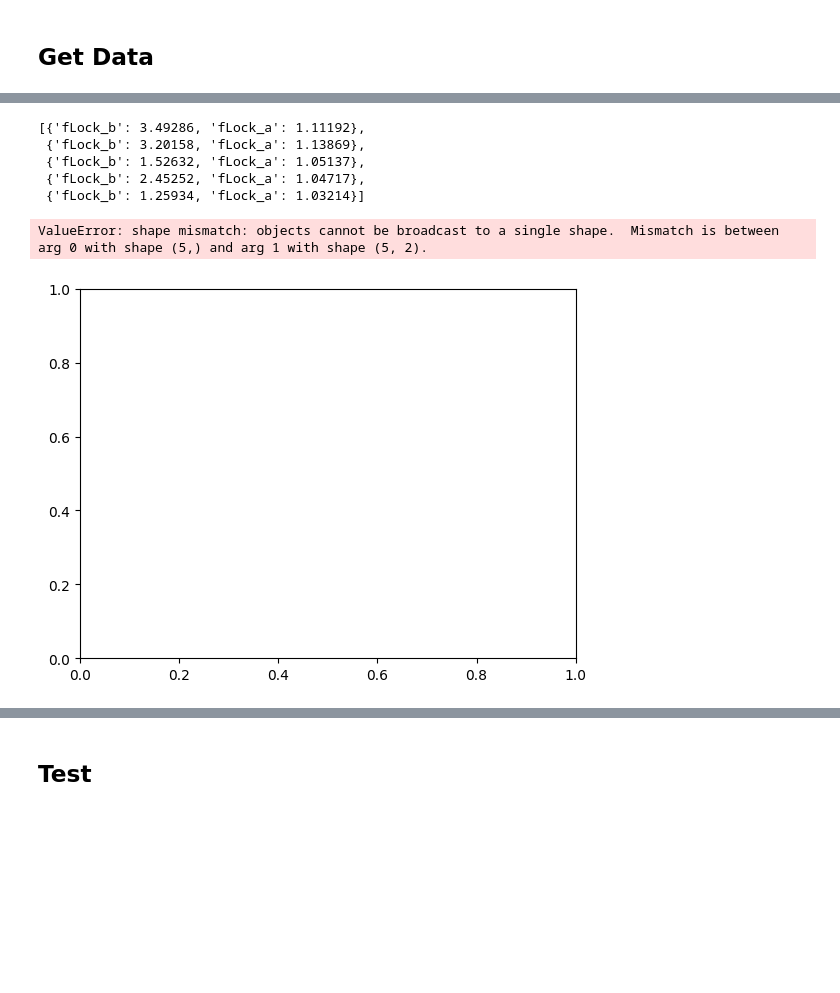
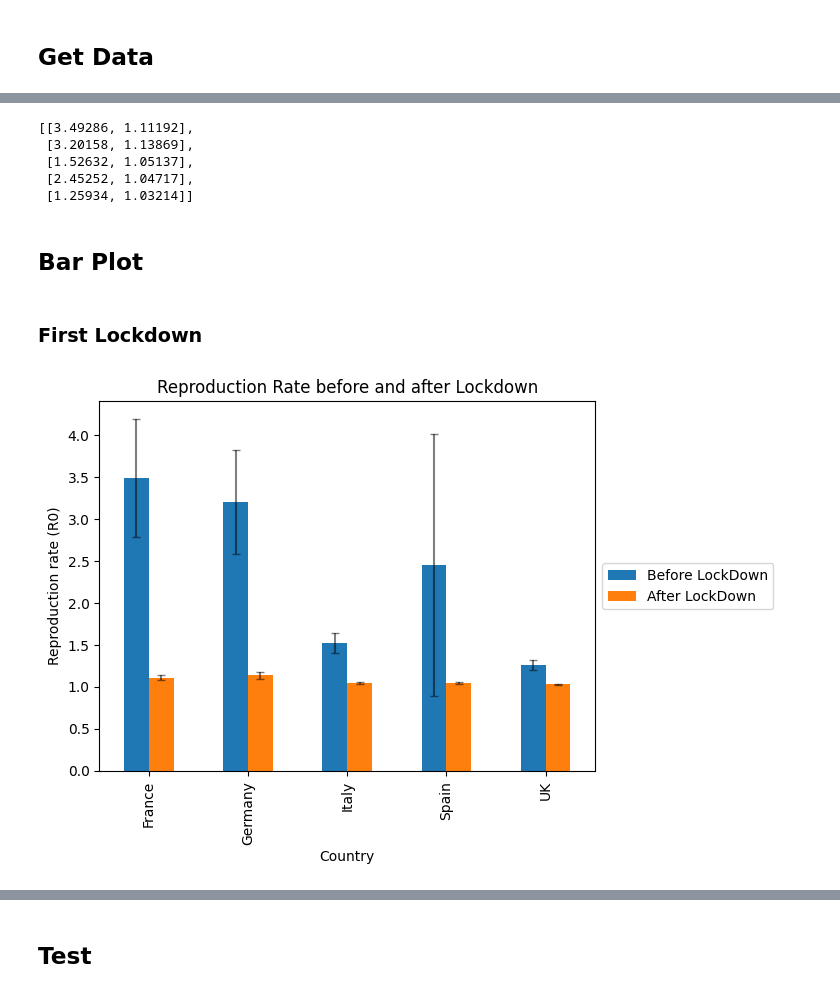
Before and after one commit to zenodea/MCMC_parameter_estimation, a Jupyter notebook: Data Analysis/europe_graph.ipynb, the cells around one changed output, grey strips where cells are left out. Cells and saved outputs as stored; diff of their text form; code cells hidden in the pictures; blank space fills up the shorter version.

Commit message:
added bar graph

```diff
--- a/Data Analysis/europe_graph.ipynb
+++ b/Data Analysis/europe_graph.ipynb
@@ -12,7 +12,9 @@ geo_df = gpd.read_file(shapefile)
 # %%
 country_names = ['France','Germany','Italy','Spain','UK']
 data = {}
+sd = {}
 for country in country_names:
     df_before = pd.read_csv('mcmc_data/'+country+"/fLock_before.csv")
     df_after = pd.read_csv('mcmc_data/'+country+"/fLock_after.csv")
     data[country] = [df_before.loc[4][1],df_after.loc[4][1]]
+    sd[country] = [df_before.loc[4][2], df_after.loc[4][2]]
@@ -19,15 +29,27 @@ for country in country_names:
 # %%
 list(data.values())
 # %% [output]
-[{'fLock_b': 3.49286, 'fLock_a': 1.11192},
- {'fLock_b': 3.20158, 'fLock_a': 1.13869},
- {'fLock_b': 1.52632, 'fLock_a': 1.05137},
- {'fLock_b': 2.45252, 'fLock_a': 1.04717},
- {'fLock_b': 1.25934, 'fLock_a': 1.03214}]
+[[3.49286, 1.11192],
+ [3.20158, 1.13869],
+ [1.52632, 1.05137],
+ [2.45252, 1.04717],
+ [1.25934, 1.03214]]
-# %%
-names = list(data.keys())
-values = list(data.values())
-plt.bar(range(len(data)), values, tick_label=names)
-# %% [output]
-ValueError: shape mismatch: objects cannot be broadcast to a single shape.  Mismatch is between arg 0 with shape (5,) and arg 1 with shape (5, 2).
-[figure, removed]
+# %% [markdown]
+## Bar Plot
+# %% [markdown]
+### First Lockdown
+# %%
+def barplotReproduction(df, df_sd):
+    fig, ax = plt.subplots()
+    df.plot(kind='bar', ax=ax, yerr=df_sd, error_kw=dict( capsize=3, color='black', alpha=0.5, marker='x'))
+    #ax = df.plot(kind='bar') # "same" as above
+    ax.set_xlabel('Country')
+    ax.legend(["Before LockDown", "After LockDown", "Standard Deviation"], loc='center left', bbox_to_anchor=(1, 0.5))
+    ax.set_ylabel('Reproduction rate (R0)')
+    ax.set_title('Reproduction Rate before and after Lockdown')
+# %%
+df = pd.DataFrame(data).T
+df_sd = pd.DataFrame(sd).T
+barplotReproduction(df,df_sd)
+# %% [output]
+[figure, added]
```
Also changed, not shown: parts of 2 cells of this notebook.
